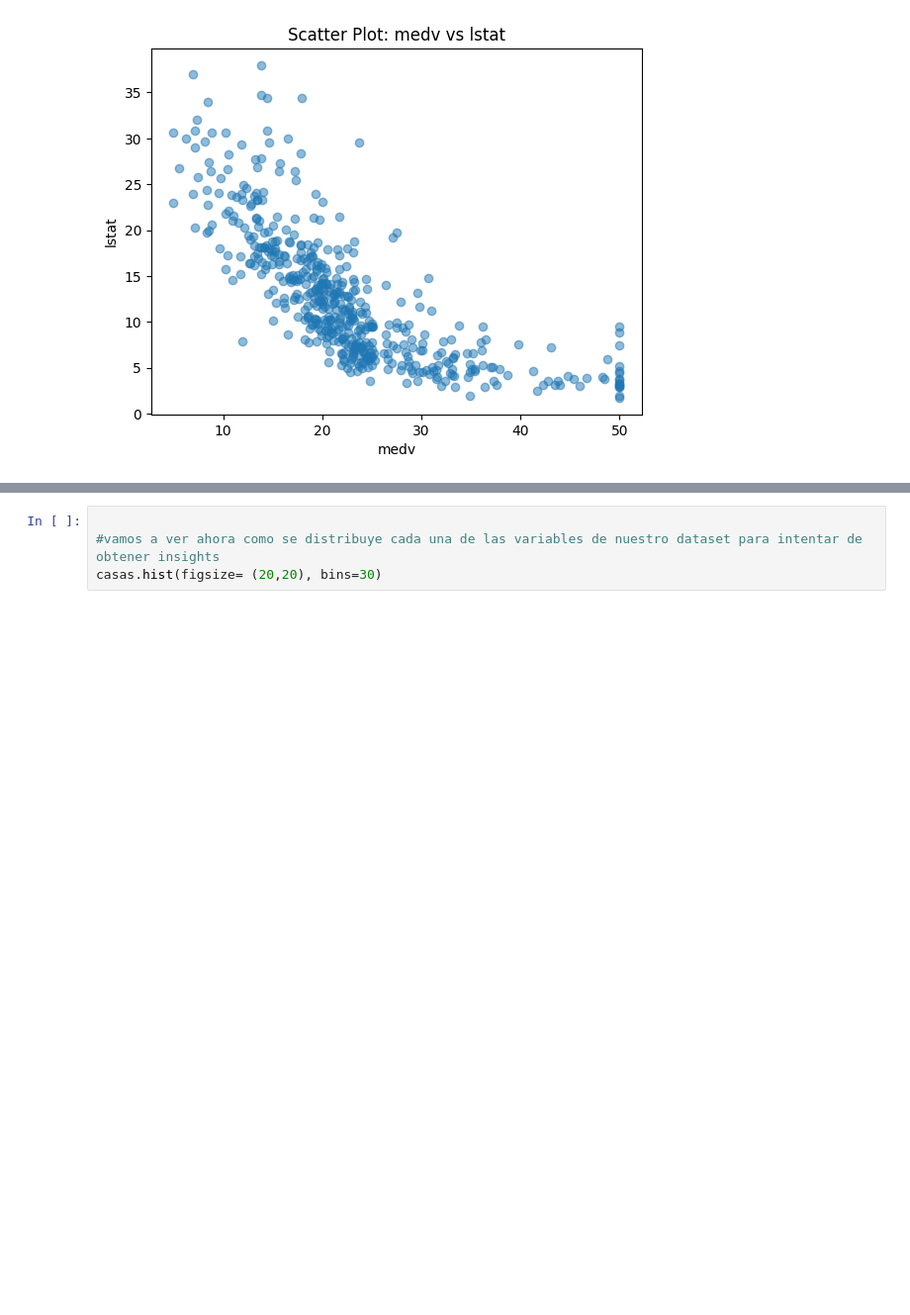
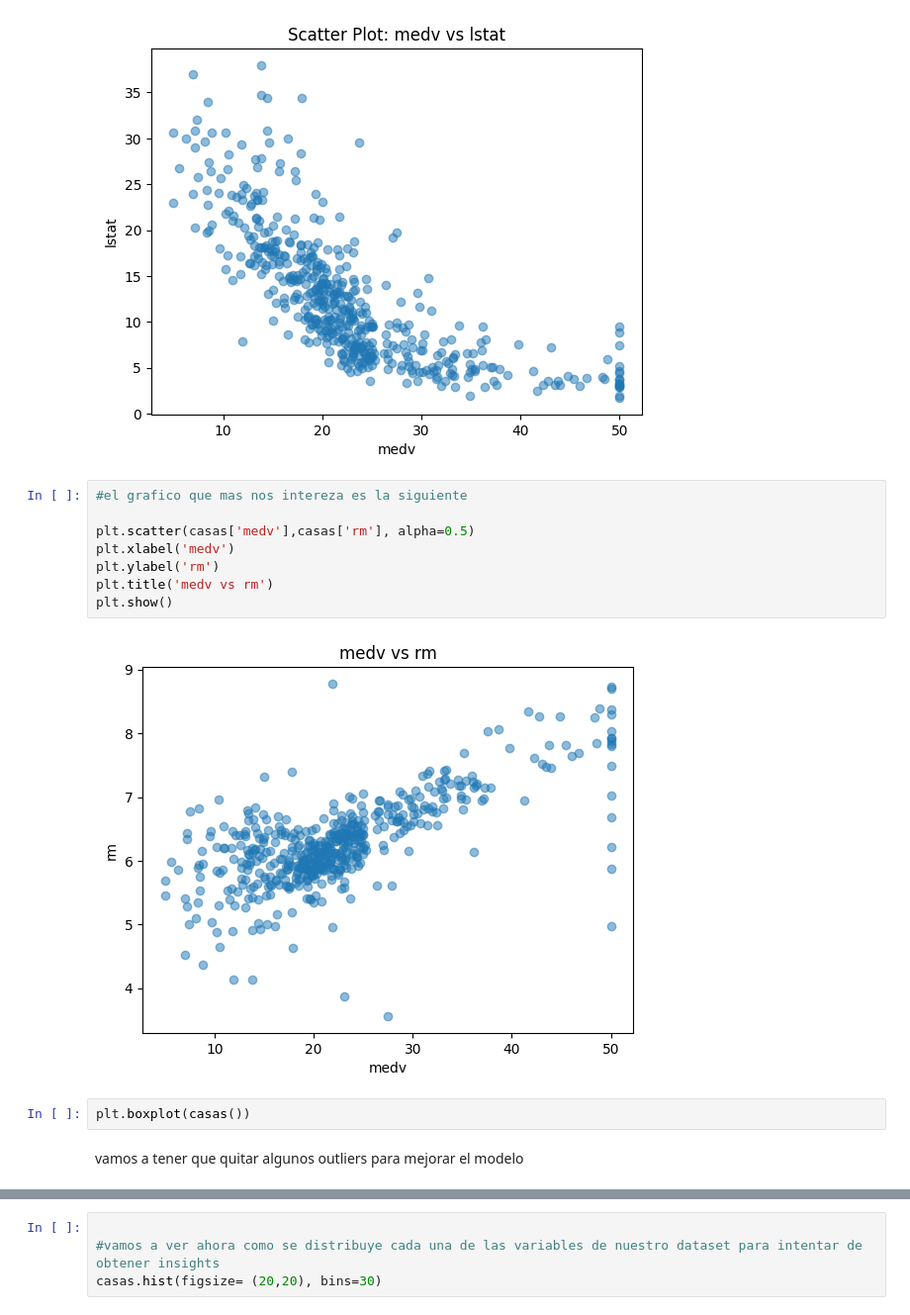
Before and after one commit to juan-a-vac/Boston-House, a Jupyter notebook: boston-house.ipynb, the cells around one changed output, grey strips where cells are left out. Shown at 99% size. Drawn from its saved outputs; the diff is of its cells as text; blank space fills up the shorter version.

```diff
--- a/boston-house.ipynb
+++ b/boston-house.ipynb
@@ -92,3 +92,17 @@ for variable in columnas_variables:
 [figure]
 [figure]
 [figure]
+# %%
+#el grafico que mas nos intereza es la siguiente
+
+plt.scatter(casas['medv'],casas['rm'], alpha=0.5)
+plt.xlabel('medv')
+plt.ylabel('rm')
+plt.title('medv vs rm')
+plt.show()
+# %% [output]
+[figure, added]
+# %%
+plt.boxplot(casas())
+# %% [markdown]
+vamos a tener que quitar algunos outliers para mejorar el modelo
```
Also changed, not shown: parts of 2 cells of this notebook.
